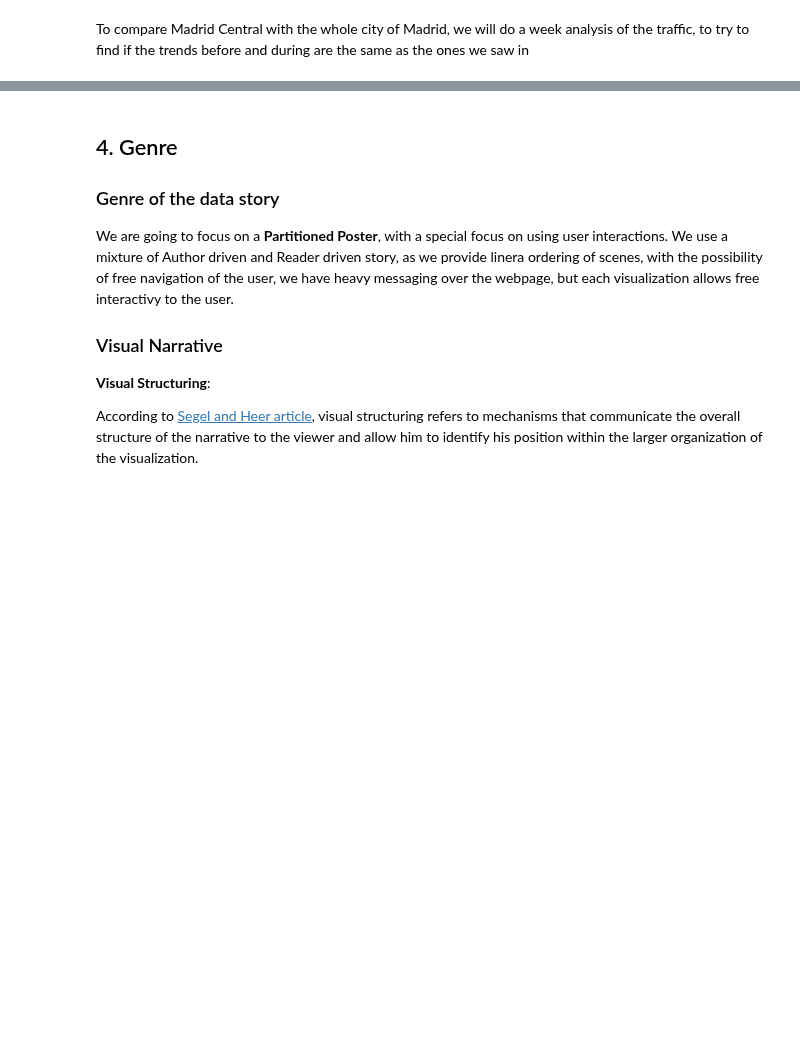
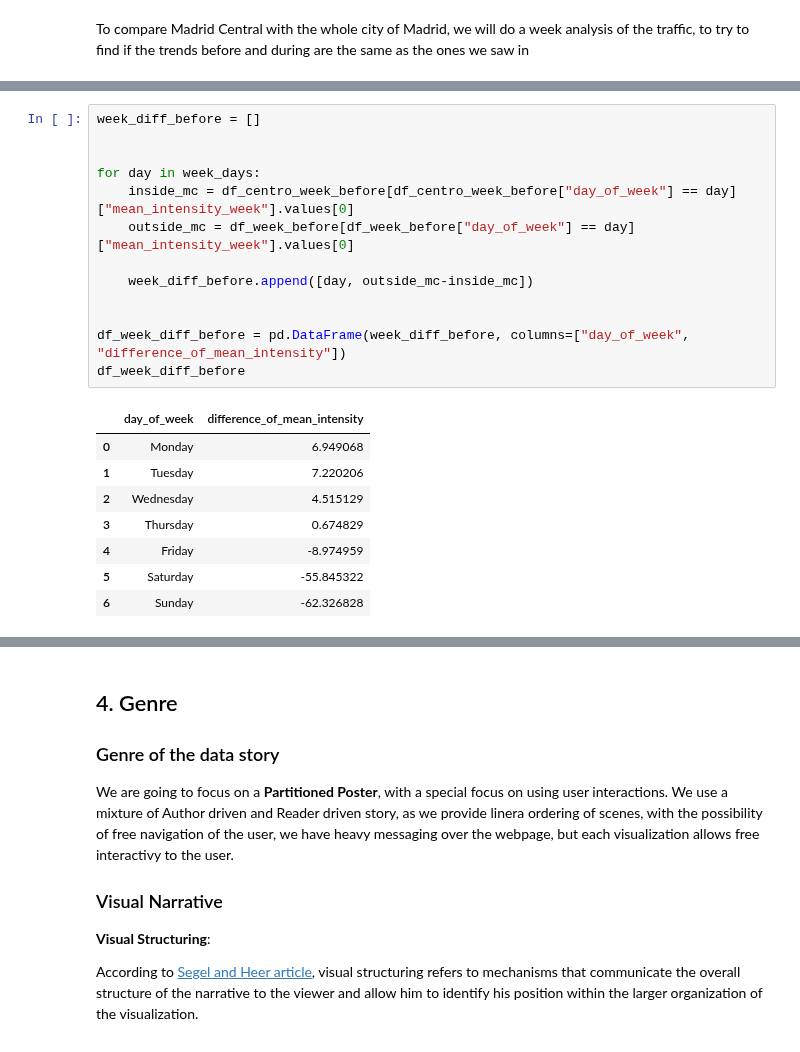
Before and after one commit to Pheithar/socialdata_madridcentral, a Jupyter notebook: madrid_central.ipynb, the cells around one changed output, grey strips where cells are left out. Cells and saved outputs as stored; diff of their text form; blank space fills up the shorter version.

```diff
--- a/madrid_central.ipynb
+++ b/madrid_central.ipynb
@@ -1626,0 +1767,22 @@ To compare Madrid Central with the whole city of Madrid, we will do a week analy
+# %%
+week_diff_before = []
+
+
+for day in week_days:
+    inside_mc = df_centro_week_before[df_centro_week_before["day_of_week"] == day]["mean_intensity_week"].values[0]
+    outside_mc = df_week_before[df_week_before["day_of_week"] == day]["mean_intensity_week"].values[0]
+
+    week_diff_before.append([day, outside_mc-inside_mc])
+
+
+df_week_diff_before = pd.DataFrame(week_diff_before, columns=["day_of_week", "difference_of_mean_intensity"])
+df_week_diff_before
+# %% [output]
+|  | day_of_week | difference_of_mean_intensity |
+| 0 | Monday | 6.949068 |
+| 1 | Tuesday | 7.220206 |
+| 2 | Wednesday | 4.515129 |
+| 3 | Thursday | 0.674829 |
+| 4 | Friday | -8.974959 |
+| 5 | Saturday | -55.845322 |
+| 6 | Sunday | -62.326828 |
```
Also changed, not shown: parts of 35 cells of this notebook, 8 other files.
